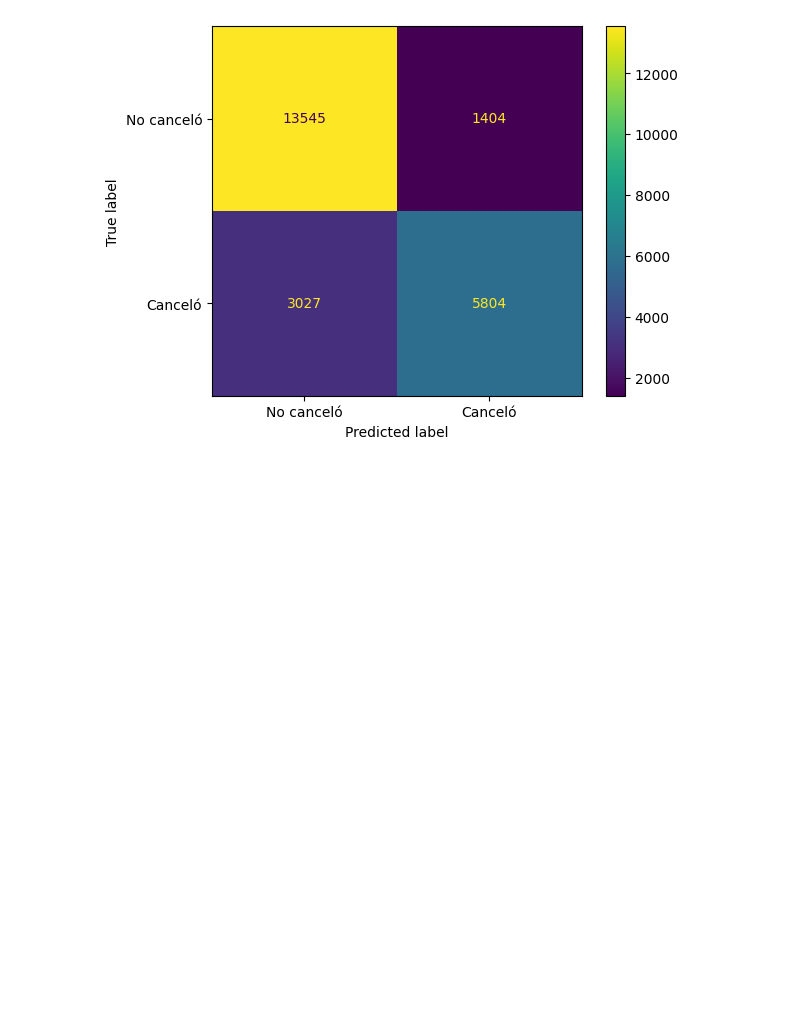
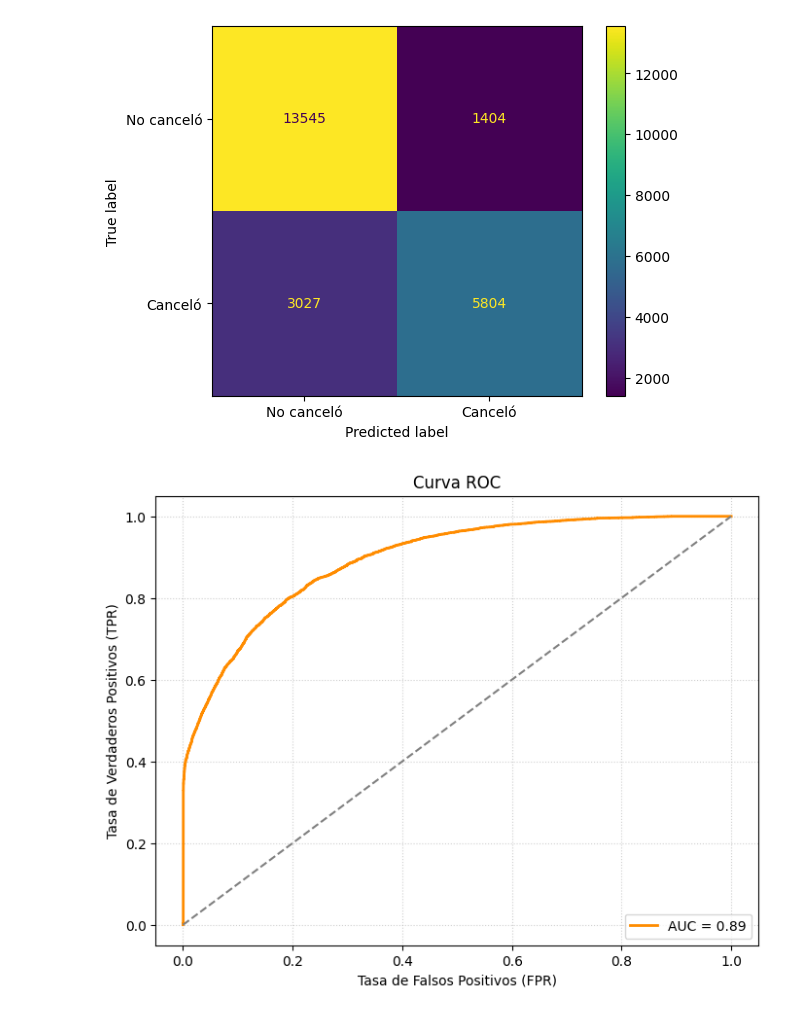
Before and after one commit to Victorh1397/proyecto-final-ml, a Jupyter notebook: notebooks/exploracion/pruebas_rl_arbol_forest.ipynb, the cells around one changed output. Cells and saved outputs as stored; diff of their text form; code cells hidden in the pictures; blank space fills up the shorter version.

Commit message:
Evaluate logistic regression model with metrics

```diff
--- a/notebooks/exploracion/pruebas_rl_arbol_forest.ipynb
+++ b/notebooks/exploracion/pruebas_rl_arbol_forest.ipynb
@@ -148,3 +150,24 @@ disp.plot()
 plt.show()
 # %% [output]
 [figure]
+# %%
+# Curva ROC
+
+y_proba = modelo_rl_cv.predict_proba(X_test_escalado)[:, 1]
+
+auc = roc_auc_score(y_test, y_proba)
+
+
+fpr, tpr, thresholds = roc_curve(y_test, y_proba)
+
+plt.figure(figsize=(8, 6))
+plt.plot(fpr, tpr, label=f'AUC = {auc:.2f}', color='darkorange', lw=2)
+plt.plot([0, 1], [0, 1], linestyle='--', color='grey')
+plt.xlabel('Tasa de Falsos Positivos (FPR)')
+plt.ylabel('Tasa de Verdaderos Positivos (TPR)')
+plt.title('Curva ROC')
+plt.legend(loc='lower right')
+plt.grid(True, linestyle=':', alpha=0.6)
+plt.show()
+# %% [output]
+[figure, added]
```
Also changed, not shown: parts of 1 cell of this notebook.
